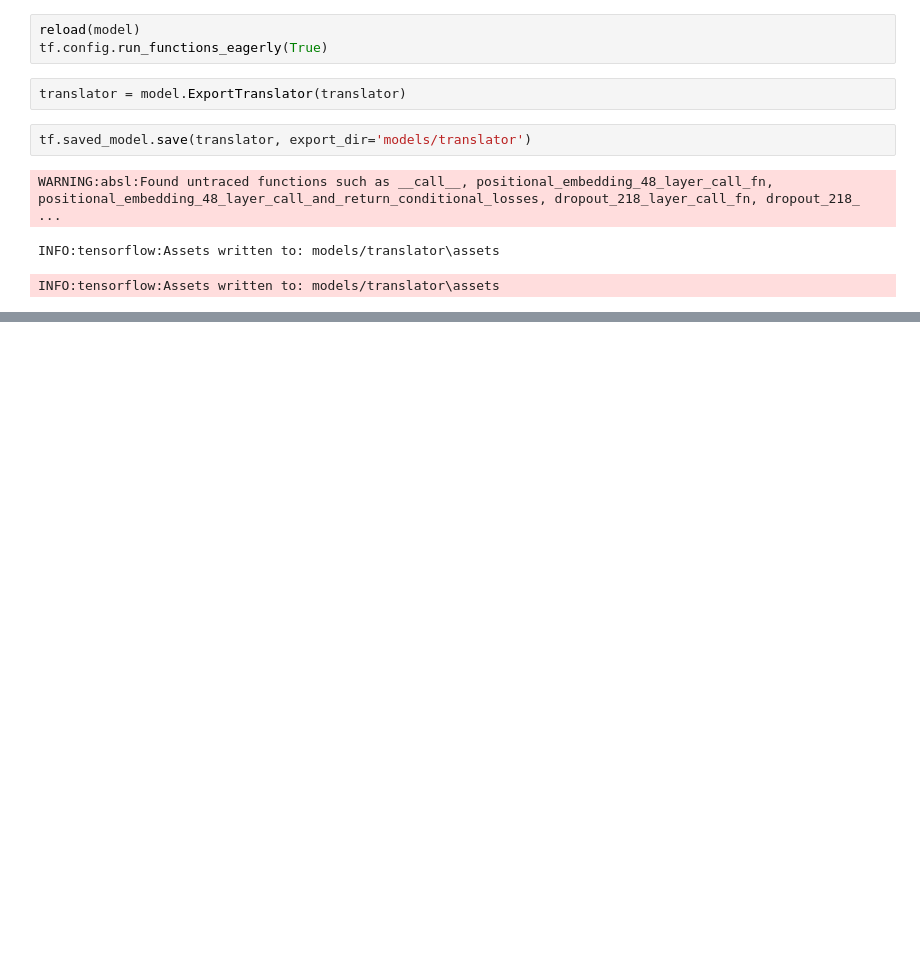
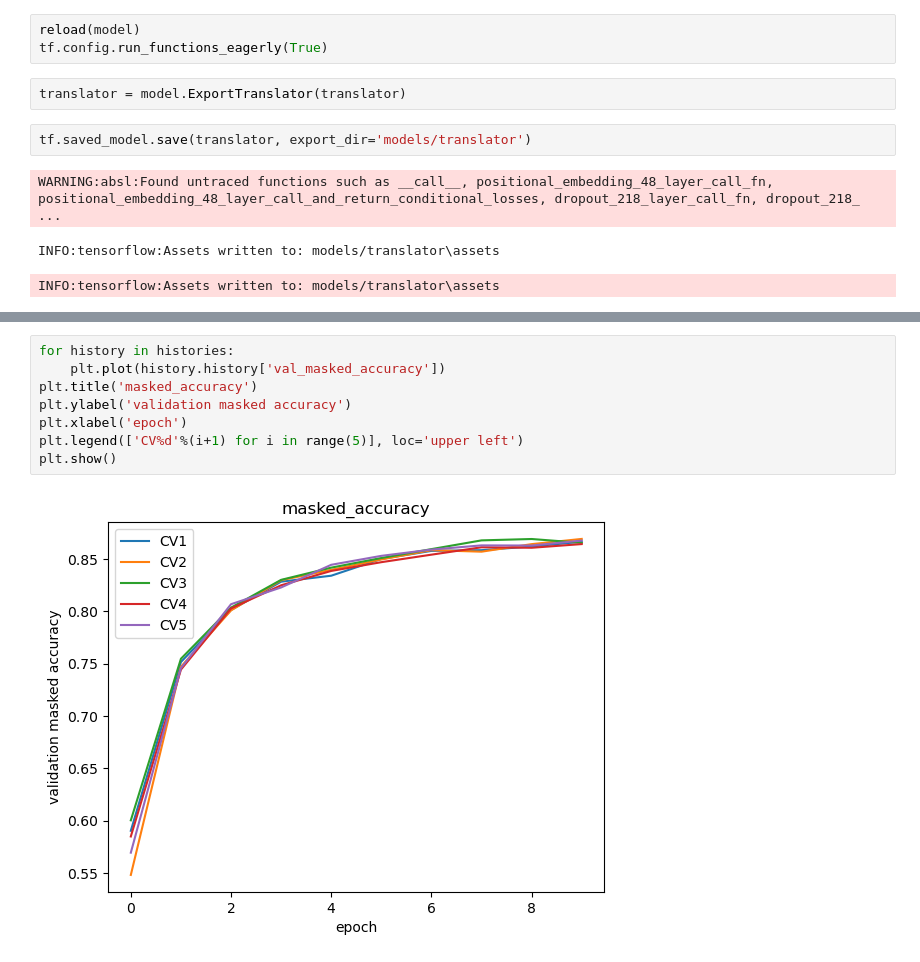
Before and after one commit to thisishcb/CDR2EPI, a Jupyter notebook: main.ipynb, the cells around one changed output, grey strips where cells are left out. Saved outputs shown, nothing was run; the diff lists cells and outputs as text; blank space fills up the shorter version.

```diff
--- a/main.ipynb
+++ b/main.ipynb
@@ -435,0 +548,10 @@ INFO:tensorflow:Assets written to: models/translator\assets
+# %%
+for history in histories:
+    plt.plot(history.history['val_masked_accuracy'])
+plt.title('masked_accuracy')
+plt.ylabel('validation masked accuracy')
+plt.xlabel('epoch')
+plt.legend(['CV%d'%(i+1) for i in range(5)], loc='upper left')
+plt.show()
+# %% [output]
+[figure, added]
```
Also changed, not shown: parts of 23 cells of this notebook, 2 other files.
